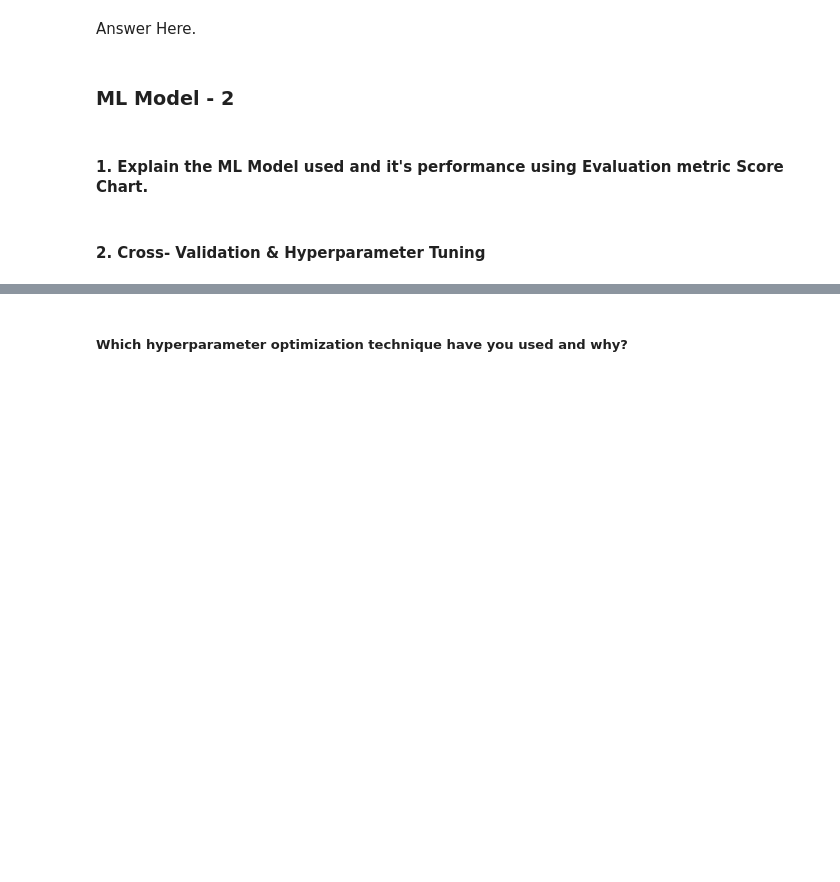
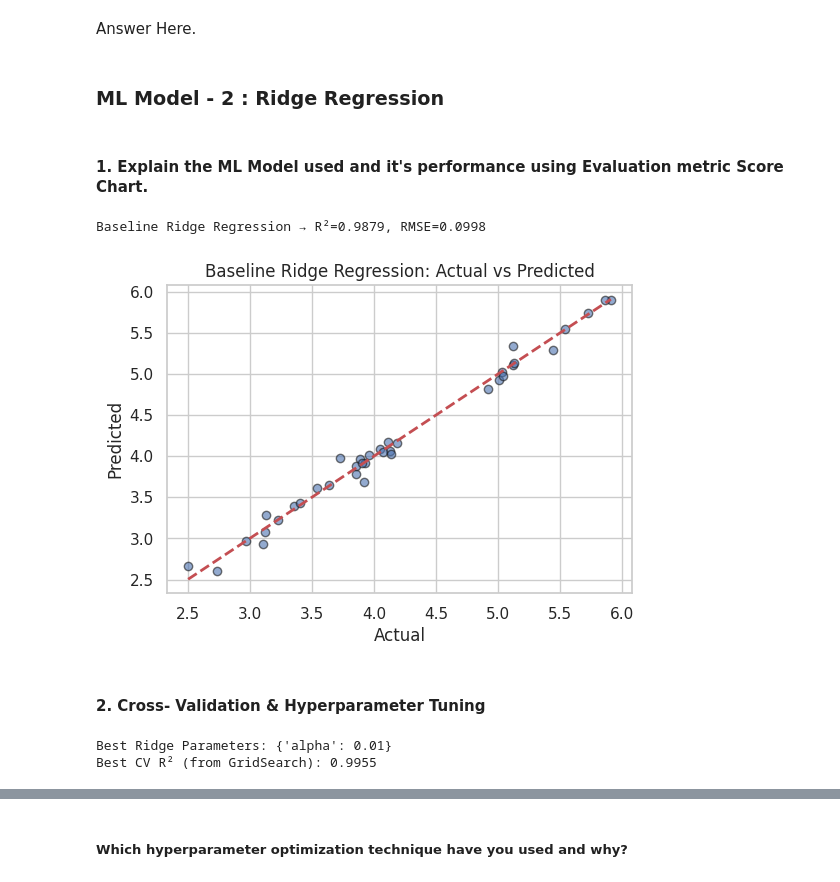
Before and after one commit to PKalyani1994/Regression_Project, a Jupyter notebook: KALYANI_ML_PROJECT.ipynb, the cells around one changed output, grey strips where cells are left out. Cells and saved outputs as stored; diff of their text form; code cells hidden in the pictures; blank space fills up the shorter version.

```diff
--- a/KALYANI_ML_PROJECT.ipynb
+++ b/KALYANI_ML_PROJECT.ipynb
@@ -768,6 +803,16 @@ Answer Here.
 # %% [markdown]
 Answer Here.
 # %% [markdown]
-### ML Model - 2
+### ML Model - 2 : **Ridge Regression**
+# %%
+# ML Model - 2 Implementation
+# Fit the Algorithm & Predict on the model
+
+# ---- Baseline Ridge ----
+ridge_base = Ridge(alpha=1.0)   # default alpha = 1
+ridge_base.fit(X_train_scaled, y_train)
+
+# Predictions
+y_pred_ridge_base = ridge_base.predict(X_test_scaled)
 # %% [markdown]
 #### 1. Explain the ML Model used and it's performance using Evaluation metric Score Chart.
@@ -776,2 +819,21 @@ Answer Here.
+# %%
+# Visualizing evaluation Metric Score chart
+# Metrics
+r2_base = r2_score(y_test, y_pred_ridge_base)
+rmse_base = np.sqrt(mean_squared_error(y_test, y_pred_ridge_base))
+
+print(f"Baseline Ridge Regression → R²={r2_base:.4f}, RMSE={rmse_base:.4f}")
+
+# ---- Visualization ----
+plt.figure(figsize=(6,4))
+plt.scatter(y_test, y_pred_ridge_base, alpha=0.6, edgecolor="k")
+plt.plot([y_test.min(), y_test.max()], [y_test.min(), y_test.max()], "r--", lw=2)
+plt.title("Baseline Ridge Regression: Actual vs Predicted")
+plt.xlabel("Actual")
+plt.ylabel("Predicted")
+plt.show()
+# %% [output]
+Baseline Ridge Regression → R²=0.9879, RMSE=0.0998
+[figure, added]
 # %% [markdown]
 #### 2. Cross- Validation & Hyperparameter Tuning
@@ -783,0 +840,17 @@ Answer Here.
+# %%
+# ML Model - 2 Implementation with hyperparameter optimization techniques (i.e., GridSearch CV, RandomSearch CV, Bayesian Optimization etc.)
+
+# ---- Step 1: Hyperparameter Tuning ----
+ridge_params = {"alpha": [0.01, 0.1, 1, 10, 100]}
+
+ridge_grid = GridSearchCV(Ridge(),ridge_params,cv=5,scoring="r2")
+ridge_grid.fit(X_train_scaled, y_train)
+
+print("Best Ridge Parameters:", ridge_grid.best_params_)
+print("Best CV R² (from GridSearch):", round(ridge_grid.best_score_, 4))
+
+# Best tuned model
+ridge_best = ridge_grid.best_estimator_
+# %% [output]
+Best Ridge Parameters: {'alpha': 0.01}
+Best CV R² (from GridSearch): 0.9955
```
Also changed, not shown: parts of 32 cells of this notebook.
